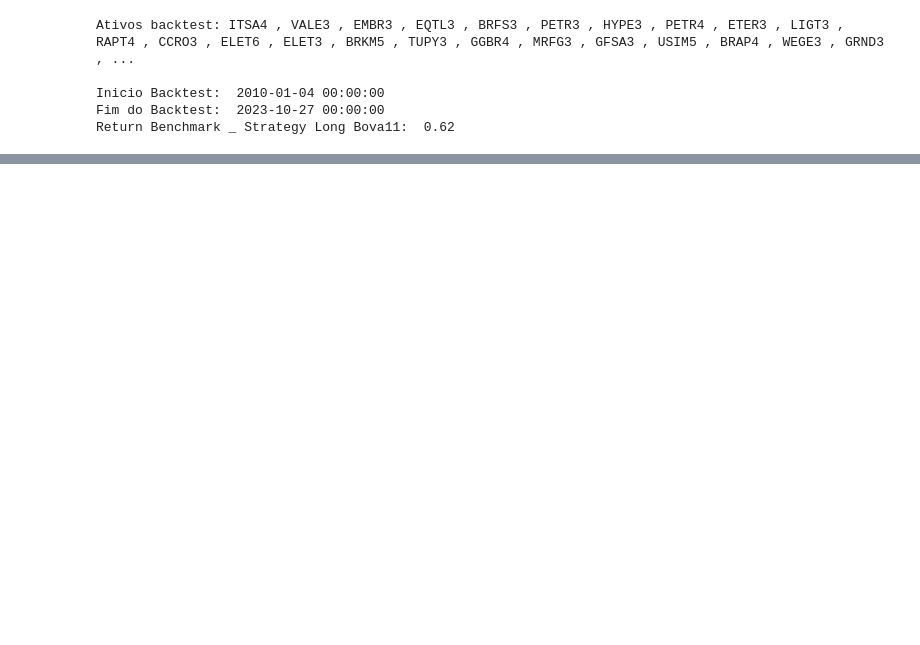
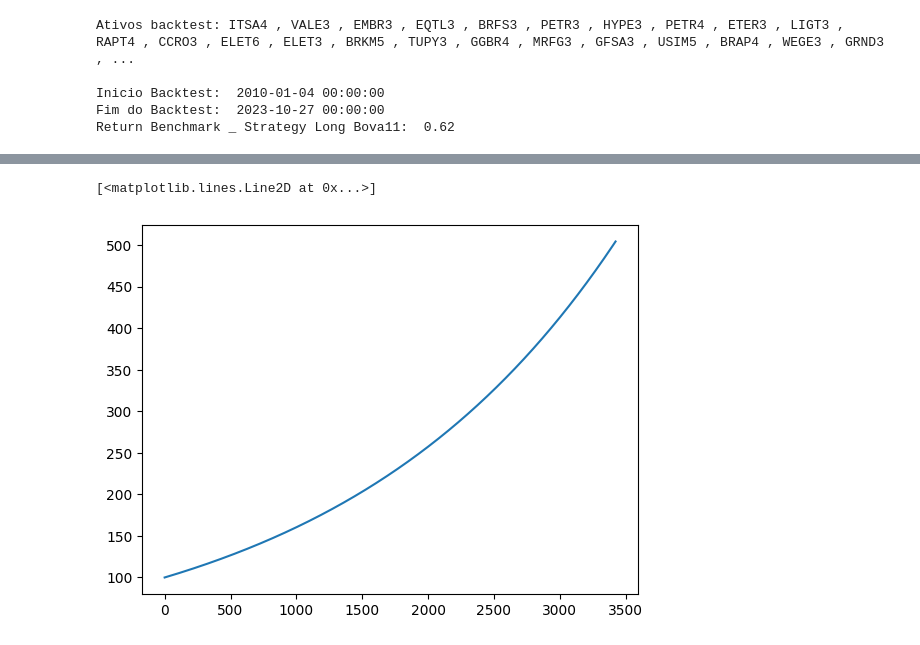
Before and after one commit to gassuncao27/quant_research_2023, a Jupyter notebook: model_tests2.ipynb, the cells around one changed output, grey strips where cells are left out. Saved outputs shown, nothing was run; the diff lists cells and outputs as text; code cells hidden in the pictures; blank space fills up the shorter version.

```diff
--- a/model_tests2.ipynb
+++ b/model_tests2.ipynb
@@ -305,0 +307,13 @@ plt.plot(capital_alocacao[:,-1])
+# %%
+cash_pl =[100]
+print(stock_data.dates[1])
+
+for i, day in enumerate(stock_data.dates[1:], start=1):
+
+    linhas_correspondentes = cdi_data[(cdi_data[:, 2] == mes) & (cdi_data[:, 3] == ano)]
+    day_return_cash = (linhas_correspondentes[0][1]+1)**(1/252)-1
+
+    cash_pl.append( (day_return_cash * cash_pl[i-1]) + cash_pl[i-1])
+
+plt.plot(cash_pl)
+# %% [output]
@@ -305,0 +321,2 @@ plt.plot(capital_alocacao[:,-1])
+[<matplotlib.lines.Line2D at 0x...>]
+[figure, added]
```
Also changed, not shown: parts of 18 cells of this notebook.
